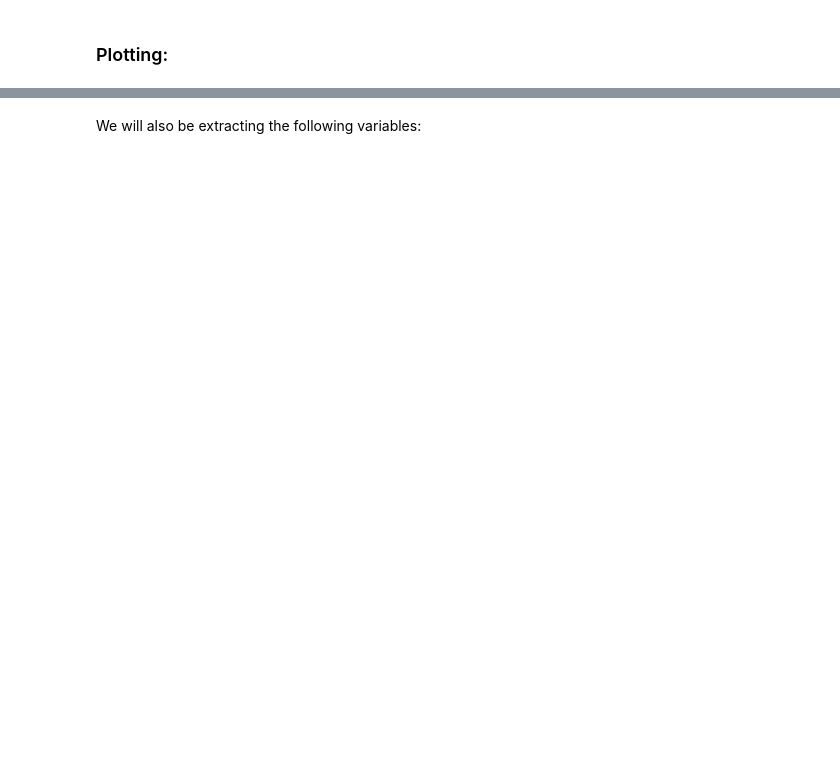
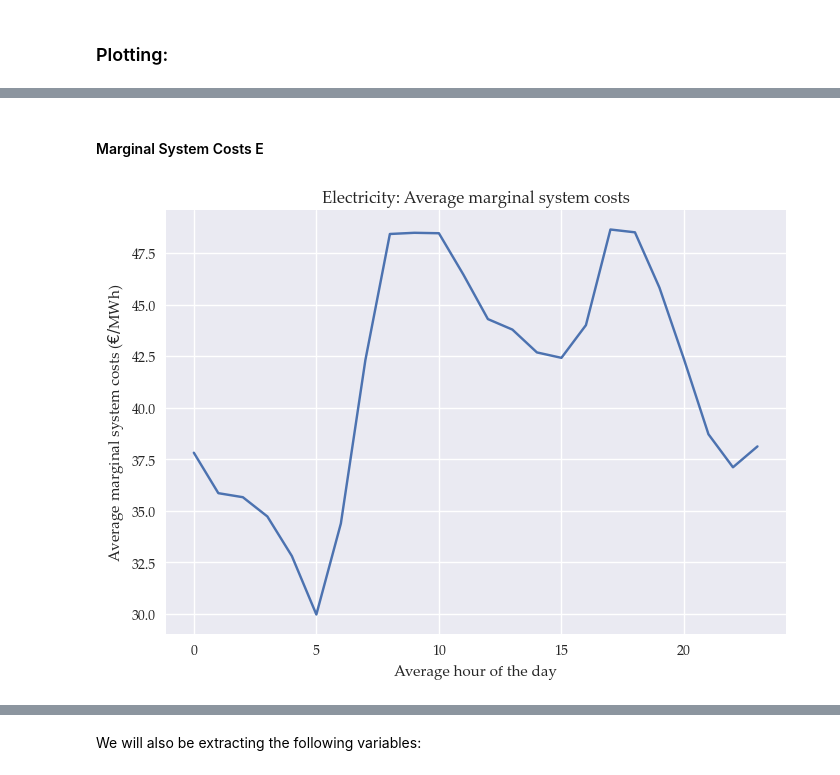
Before and after one commit to marcherger/EnergyEconGroupWork, a Jupyter notebook: Analysis_mBasicPH_storage.ipynb, the cells around one changed output, grey strips where cells are left out. Drawn from its saved outputs; the diff is of its cells as text; code cells hidden in the pictures; blank space fills up the shorter version.

```diff
--- a/Analysis_mBasicPH_storage.ipynb
+++ b/Analysis_mBasicPH_storage.ipynb
@@ -127,0 +127,20 @@ df_sort['resd'] = df_sort['L']-df_sort['E']
+# %% [markdown]
+#### Marginal System Costs E
+# %%
+# Save as df
+marginalSystemCosts_E_df = base_db['marginalSystemCosts_E'].to_frame().reset_index().rename(columns={0: 'MarginalSystemCosts'})
+
+# Add hour mapping to df
+marginalSystemCosts_E_df = marginalSystemCosts_E_df.reset_index().merge(m.db['h2HourOfTheDay'].to_frame(index=False))
+
+#tick_positions = range(0, 8761, 1000)
+
+# Plot the subset DataFrame
+marginalSystemCosts_E_df.groupby('HourOfTheDay')['MarginalSystemCosts'].mean().plot()
+plt.xlabel('Average hour of the day')
+plt.ylabel('Average marginal system costs ($€/$MWh)')
+#plt.xticks(tick_positions, tick_positions)
+plt.title('Electricity: Average marginal system costs')
+plt.show()
+# %% [output]
+[figure, added]
```
Also changed, not shown: parts of 27 cells of this notebook, 17 other files.
